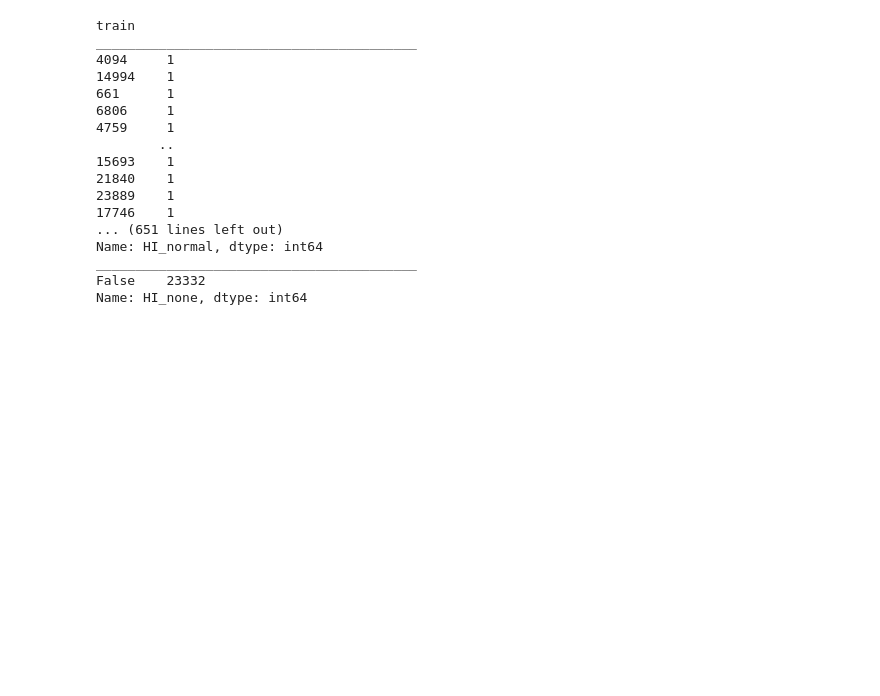
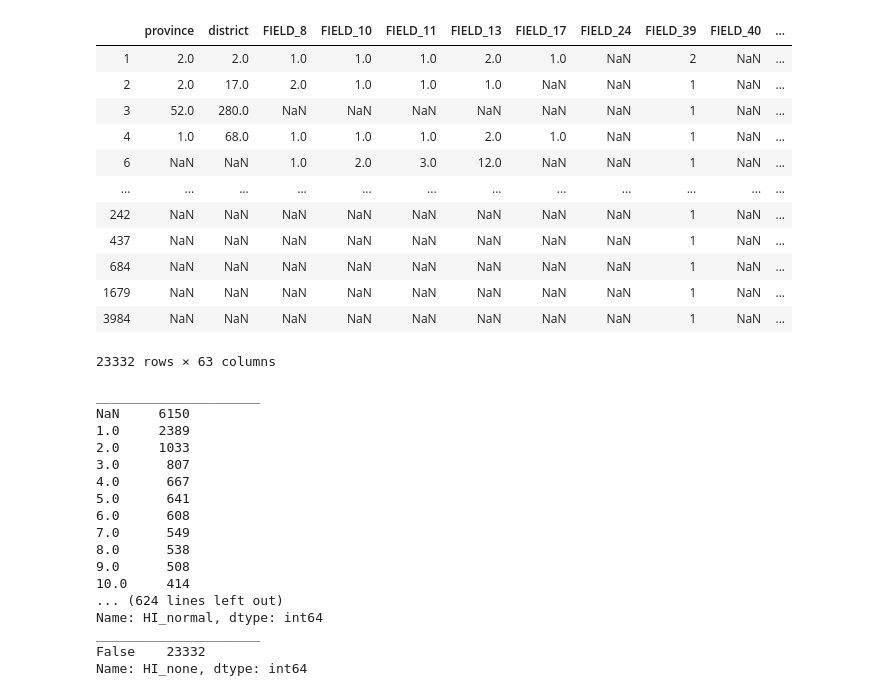
Before and after one commit to HQhalo/Kalapa, a Jupyter notebook: Untitled1.ipynb, the cells around one changed output. Drawn from its saved outputs; the diff is of its cells as text; code cells hidden in the pictures; blank space fills up the shorter version.

Commit message:
update transform

```diff
--- a/Untitled1.ipynb
+++ b/Untitled1.ipynb
@@ -7,29 +8,42 @@ pd.set_option("max_rows",100)
 train= load_train_dataset()
 test = load_test_dataset()
 # %%
-preProce = PreProcessing()
-preProce.fit(train,dropNa = True)
-train_pre = preProce.transform()
+preProc = PreProcessing()
+preProc.fit(train,dropNa = True)
+preProc.transform()
+# %% [output]
+|  | province | district | FIELD_8 | FIELD_10 | FIELD_11 | FIELD_13 | FIELD_17 | FIELD_24 | FIELD_39 | FIELD_40 | ... |
+| 1 | 2.0 | 2.0 | 1.0 | 1.0 | 1.0 | 2.0 | 1.0 | NaN | 2 | NaN | ... |
+| 2 | 2.0 | 17.0 | 2.0 | 1.0 | 1.0 | 1.0 | NaN | NaN | 1 | NaN | ... |
+| 3 | 52.0 | 280.0 | NaN | NaN | NaN | NaN | NaN | NaN | 1 | NaN | ... |
+| 4 | 1.0 | 68.0 | 1.0 | 1.0 | 1.0 | 2.0 | 1.0 | NaN | 1 | NaN | ... |
+| 6 | NaN | NaN | 1.0 | 2.0 | 3.0 | 12.0 | NaN | NaN | 1 | NaN | ... |
+| ... | ... | ... | ... | ... | ... | ... | ... | ... | ... | ... | ... |
+| 242 | NaN | NaN | NaN | NaN | NaN | NaN | NaN | NaN | 1 | NaN | ... |
+| 437 | NaN | NaN | NaN | NaN | NaN | NaN | NaN | NaN | 1 | NaN | ... |
+| 684 | NaN | NaN | NaN | NaN | NaN | NaN | NaN | NaN | 1 | NaN | ... |
+| 1679 | NaN | NaN | NaN | NaN | NaN | NaN | NaN | NaN | 1 | NaN | ... |
+| 3984 | NaN | NaN | NaN | NaN | NaN | NaN | NaN | NaN | 1 | NaN | ... |
+23332 rows × 63 columns
 # %%
-print("train")
-for i in train_pre.columns:
-    print("_________________________________________")
-    print(train_pre[i].value_counts(dropna = False))
+for i in preProc.dataset.columns:
+    print("_____________________")
+    print(preProc.dataset[i].value_counts(dropna = False))
 # %% [output]
-train
-_________________________________________
-4094     1
-14994    1
-661      1
-6806     1
-4759     1
-        ..
-15693    1
-21840    1
-23889    1
-17746    1
-... (651 lines left out)
+_____________________
+NaN     6150
+1.0     2389
+2.0     1033
+3.0      807
+4.0      667
+5.0      641
+6.0      608
+7.0      549
+8.0      538
+9.0      508
+10.0     414
+... (624 lines left out)
 Name: HI_normal, dtype: int64
-_________________________________________
+_____________________
 False    23332
 Name: HI_none, dtype: int64
```
Also changed, not shown: parts of 7 cells of this notebook, 2 other files.
